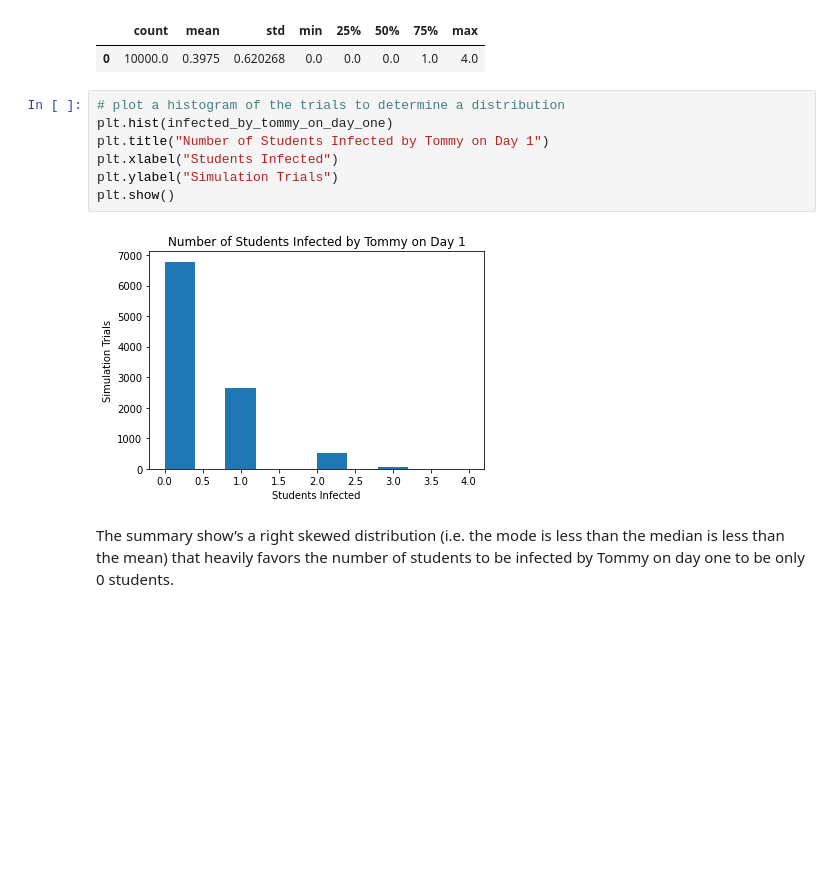
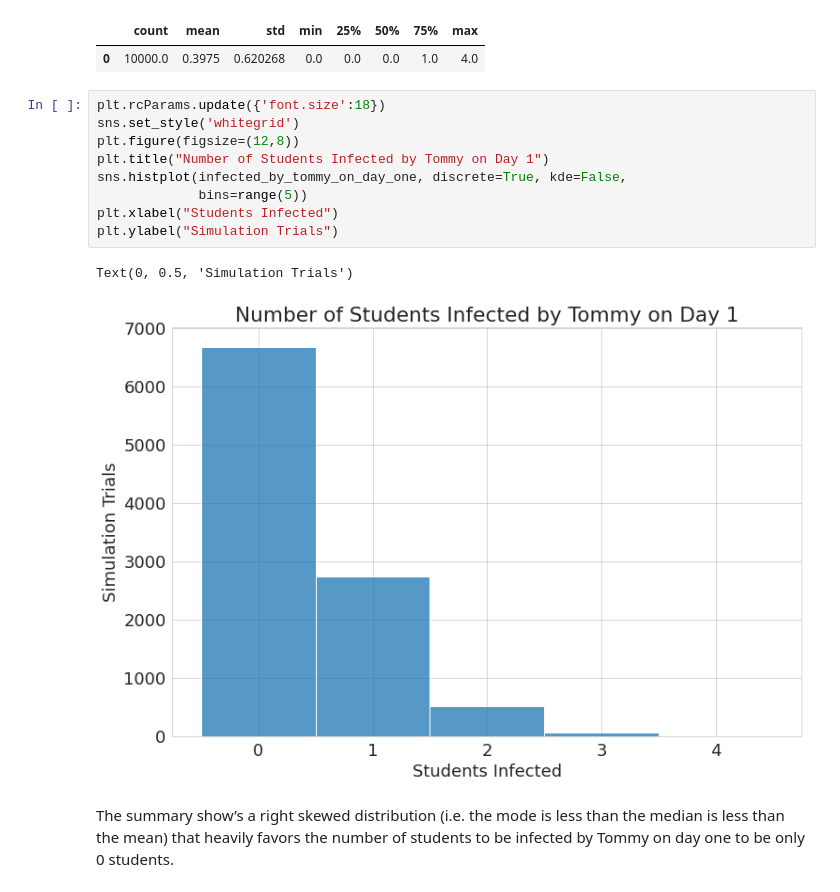
Before and after one commit to schnappv/ISYE6644, a Jupyter notebook: ISYE_6644_Mini_Project_1.ipynb, the cells around one changed output. Cells and saved outputs as stored; diff of their text form; blank space fills up the shorter version.

```diff
--- a/ISYE_6644_Mini_Project_1.ipynb
+++ b/ISYE_6644_Mini_Project_1.ipynb
@@ -52,14 +53,17 @@ pd.DataFrame(infected_by_tommy_on_day_one).describe().T
 |  | count | mean | std | min | 25% | 50% | 75% | max |
 | 0 | 10000.0 | 0.3975 | 0.620268 | 0.0 | 0.0 | 0.0 | 1.0 | 4.0 |
 # %%
-# plot a histogram of the trials to determine a distribution
-plt.hist(infected_by_tommy_on_day_one)
+plt.rcParams.update({'font.size':18})
+sns.set_style('whitegrid')
+plt.figure(figsize=(12,8))
 plt.title("Number of Students Infected by Tommy on Day 1")
+sns.histplot(infected_by_tommy_on_day_one, discrete=True, kde=False,
+             bins=range(5))
 plt.xlabel("Students Infected")
 plt.ylabel("Simulation Trials")
-plt.show()
 # %% [output]
+Text(0, 0.5, 'Simulation Trials')
-[figure, old version]
+[figure, new version]
 # %% [markdown]
 The summary show’s a right skewed distribution (i.e. the mode is less than the median is less than the mean) that heavily favors the number of students to be infected by Tommy on day one to be only 0 students.
 # %% [markdown]
```
Also changed, not shown: parts of 12 cells of this notebook.
